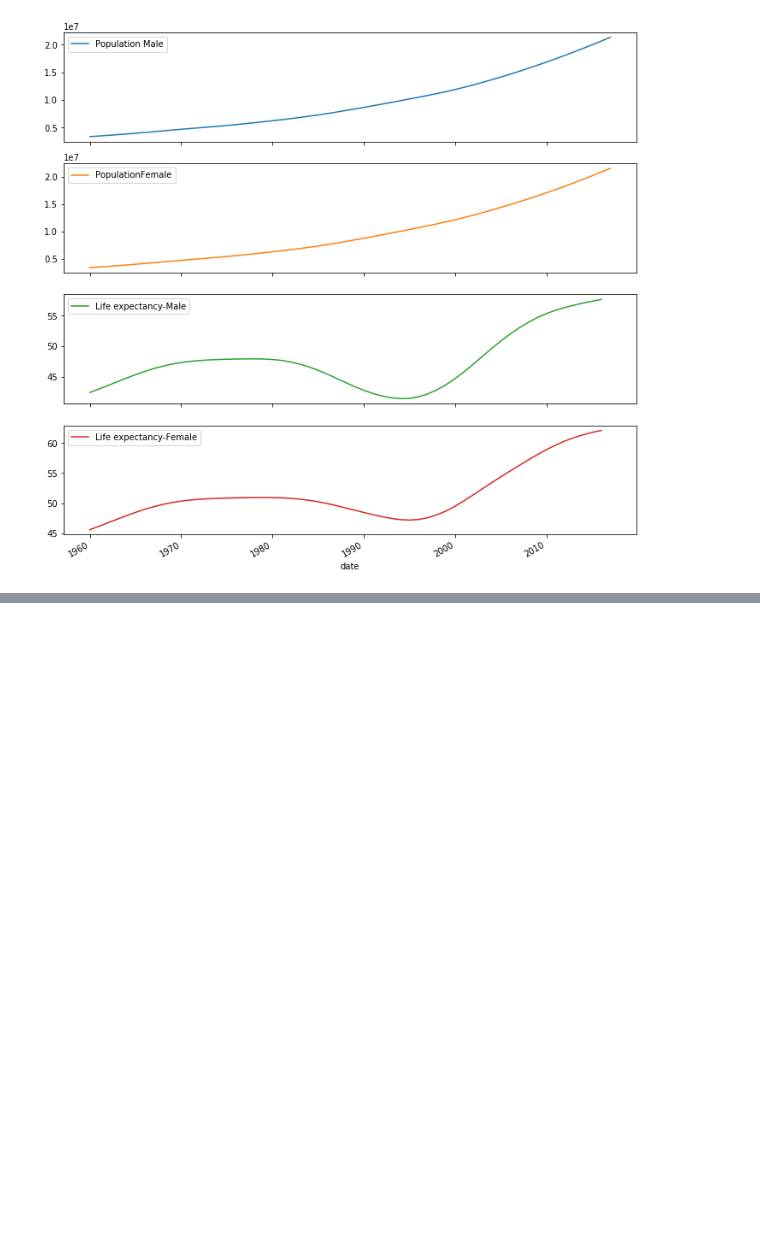
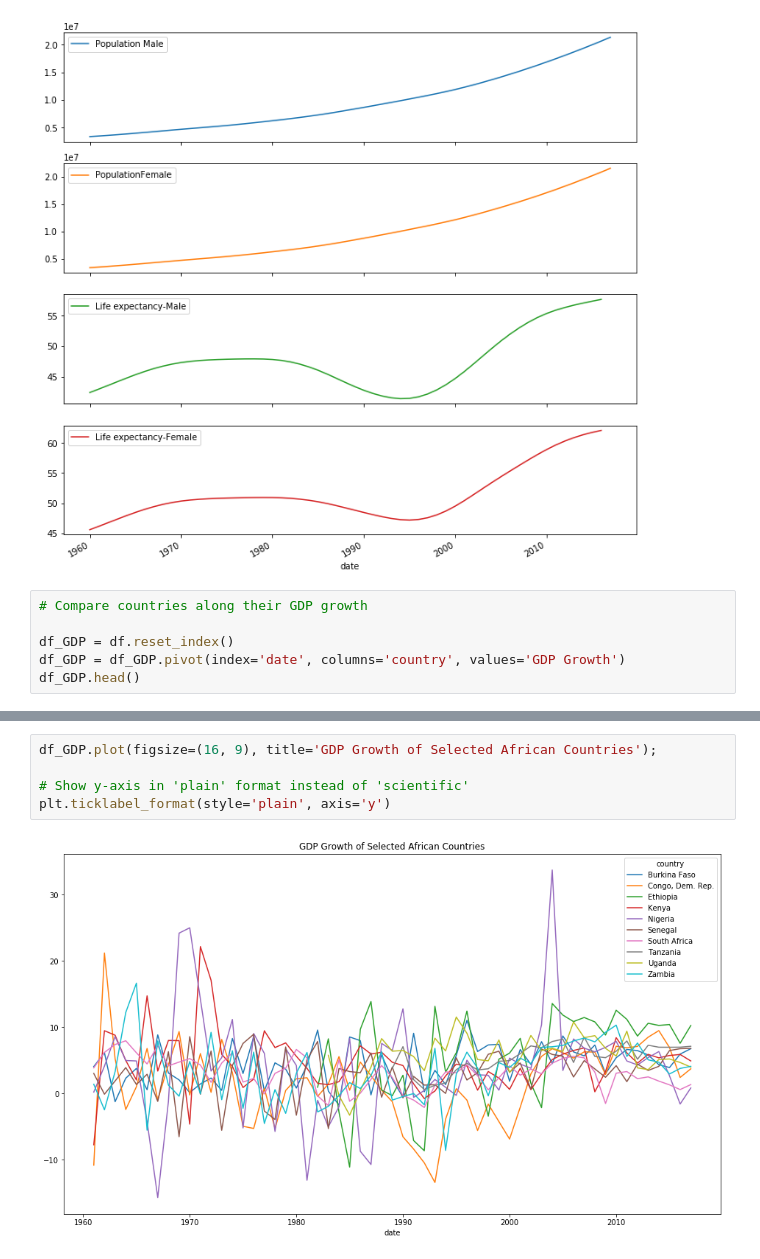
Before and after one commit to robinkiplangat/WB_Data_Wrangling, a Jupyter notebook: wb_data_wrangling.ipynb, the cells around one changed output, grey strips where cells are left out. Cells and saved outputs as stored; diff of their text form; blank space fills up the shorter version.

Commit message:
Compare countries along their GDP growth

```diff
--- a/wb_data_wrangling.ipynb
+++ b/wb_data_wrangling.ipynb
@@ -78,3 +78,9 @@ plt.legend(loc='best')
 # %% [output]
 <matplotlib.legend.Legend at 0x...>
 [figure]
+# %%
+# Compare countries along their GDP growth
+
+df_GDP = df.reset_index()
+df_GDP = df_GDP.pivot(index='date', columns='country', values='GDP Growth')
+df_GDP.head()
@@ -80,0 +95,7 @@ plt.legend(loc='best')
+# %%
+df_GDP.plot(figsize=(16, 9), title='GDP Growth of Selected African Countries');
+
+# Show y-axis in 'plain' format instead of 'scientific'
+plt.ticklabel_format(style='plain', axis='y')
+# %% [output]
+[figure, added]
```
Also changed, not shown: parts of 1 cell of this notebook.
